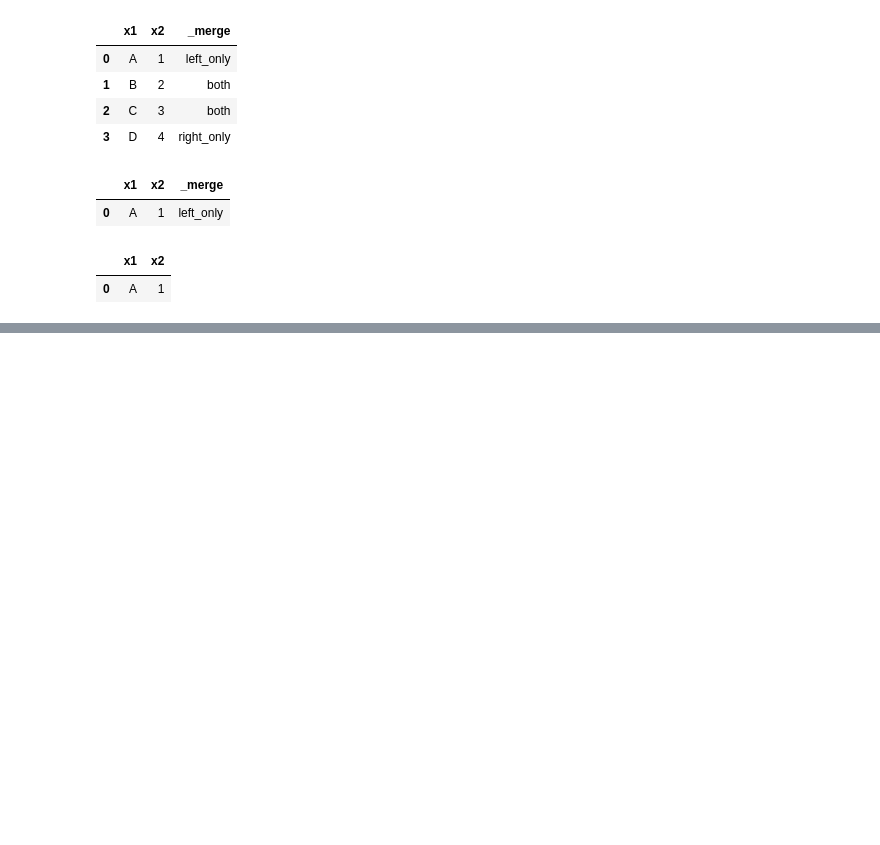
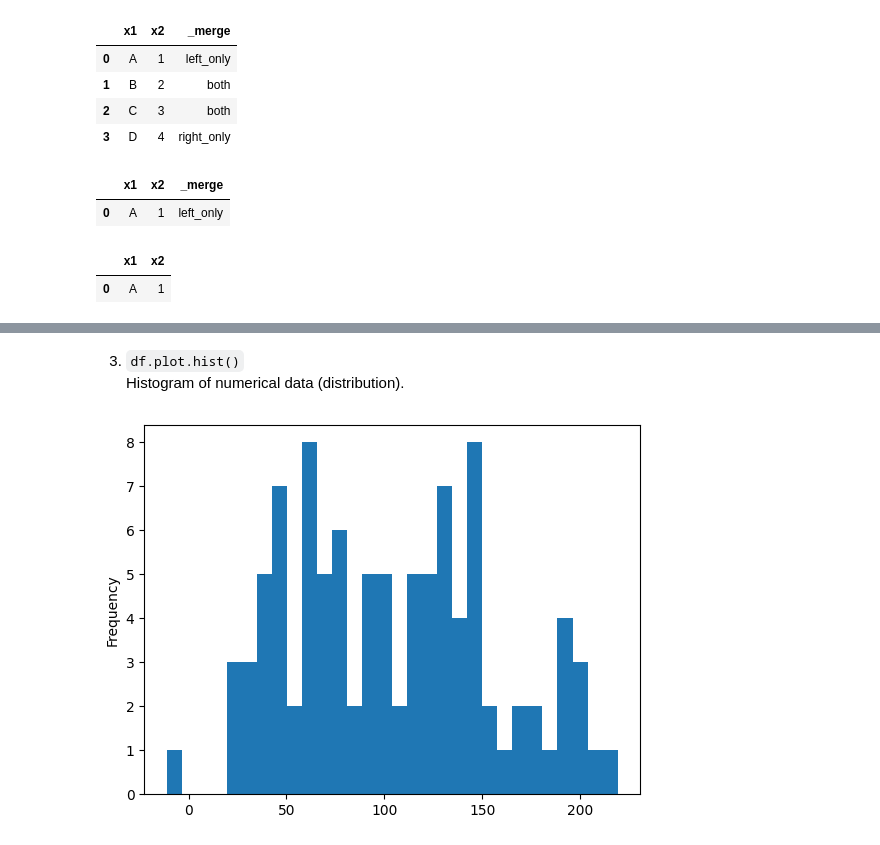
Before and after one commit to abdullahalasif25/My-Notes, a Jupyter notebook: Pandas.ipynb, the cells around one changed output, grey strips where cells are left out. Saved outputs shown, nothing was run; the diff lists cells and outputs as text; code cells hidden in the pictures; blank space fills up the shorter version.

```diff
--- a/Pandas.ipynb
+++ b/Pandas.ipynb
@@ -1524,0 +1611,8 @@ pd.merge(ydf, zdf, how='outer', indicator=True).query('_merge == "left_only"').d
+# %% [markdown]
+3. `df.plot.hist()`
+Histogram of numerical data (distribution).
+# %%
+df['h'].plot.hist(bins=30)
+plt.show()
+# %% [output]
+[figure, added]
```
Also changed, not shown: parts of 39 cells of this notebook.
